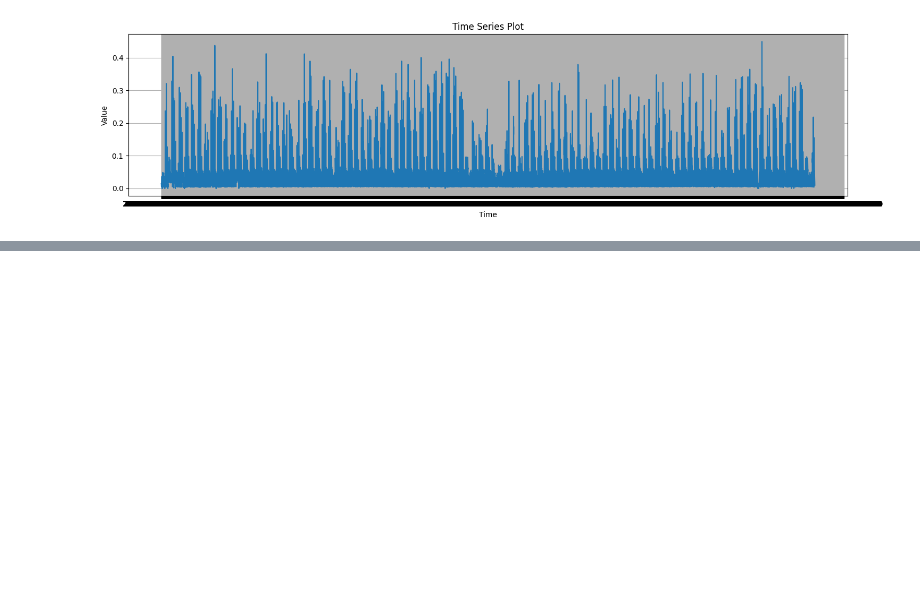
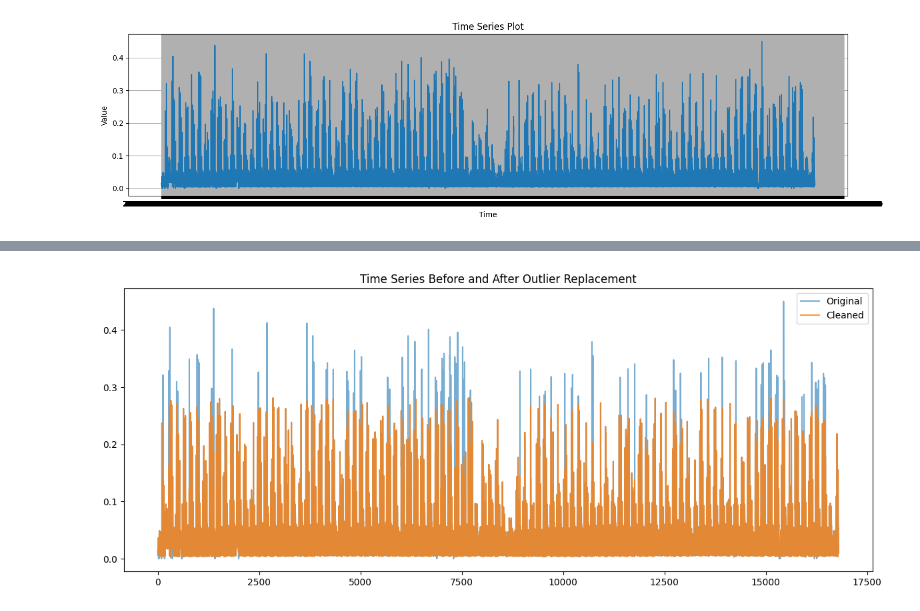
Before and after one commit to SergioV3005/hourly-time-series-traffic, a Jupyter notebook: exploration.ipynb, the cells around one changed output, grey strips where cells are left out. Cells and saved outputs as stored; diff of their text form; code cells hidden in the pictures; blank space fills up the shorter version.

```diff
--- a/exploration.ipynb
+++ b/exploration.ipynb
@@ -111,0 +136,16 @@ plt.show()
+# %%
+# Split training and test sets
+train = df.iloc[:-744].copy()
+test = df.iloc[-744:].copy()
+
+# Compute thresholds
+lower = train['X'].quantile(0.01)
+upper = train['X'].quantile(0.99)
+median = train['X'].median()
+
+# Replace outliers in training set
+train.loc[train['X'] < lower, 'X'] = median
+train.loc[train['X'] > upper, 'X'] = median
+
+# Recombine cleaned training and untouched test set
+df['X_cleaned'] = pd.concat([train['X'], test['X']])
@@ -111,0 +168,10 @@ plt.show()
+# %%
+plt.figure(figsize=(12, 5))
+plt.plot(df['X'], label='Original', alpha=0.6)
+plt.plot(df['X_cleaned'], label='Cleaned', alpha=0.8)
+plt.title("Time Series Before and After Outlier Replacement")
+plt.legend()
+plt.tight_layout()
+plt.show()
+# %% [output]
+[figure, added]
```
Also changed, not shown: parts of 15 cells of this notebook, 2 other files.
